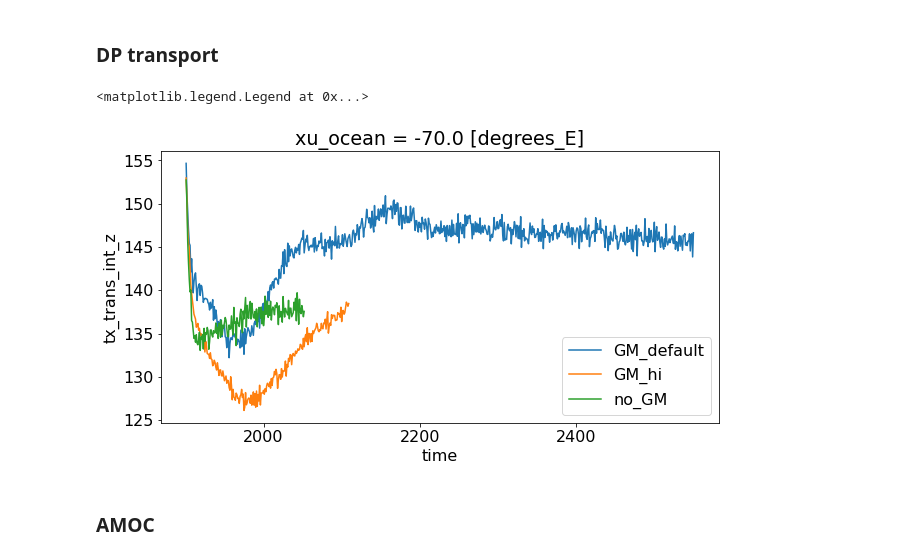
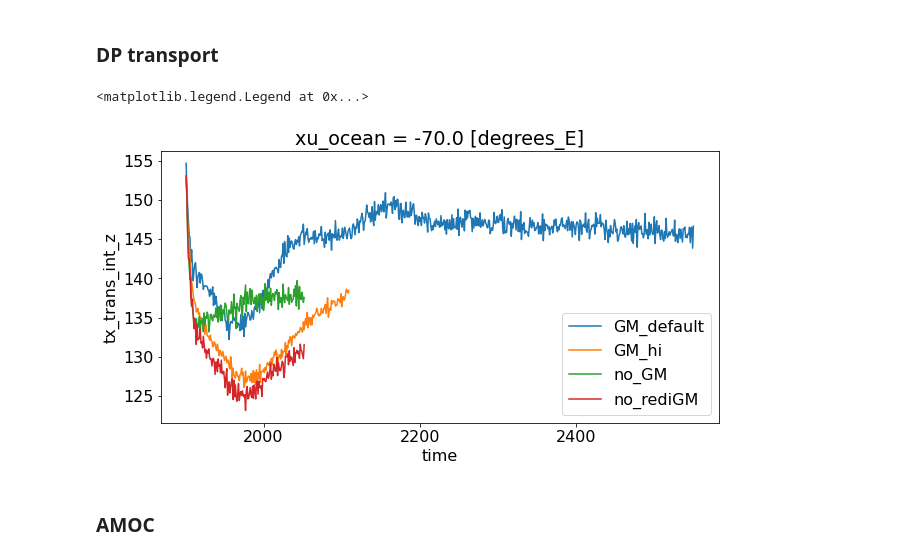
Before and after one commit to wghuneke/ACCESS-CM2-025_Analysis, a Jupyter notebook: notebooks/Testing_OM2_GMhi.ipynb, the cells around one changed output. Drawn from its saved outputs; the diff is of its cells as text; code cells hidden in the pictures.

```diff
--- a/notebooks/Testing_OM2_GMhi.ipynb
+++ b/notebooks/Testing_OM2_GMhi.ipynb
@@ -56,6 +56,7 @@ client
 session_OM2  = cc.database.create_session('/g/data/ik11/databases/cosima_master.db')
 expt_OM2_025_cntr = '025deg_jra55_ryf9091_gadi'
 expt_OM2_025_noGM = '025deg_jra55_ryf9091_gadi_noGM'
+expt_OM2_025_norediGM = '025deg_jra55_ryf9091_gadi_norediGM'
 
 session_GMhi = cc.database.create_session('/g/data/x77/wgh581/access-om2-databases/025deg_jra55_ryf9091_GMhi.db')
 expt_OM2_025_GMhi = '025deg_jra55_ryf9091_GMhi'
@@ -319,16 +366,18 @@ def calc_transport(expt, session, strait):
 DP_cntr = calc_transport(expt_OM2_025_cntr, session_OM2, 'DrakePassage')
 DP_GMhi = calc_transport(expt_OM2_025_GMhi, session_GMhi, 'DrakePassage')
 DP_noGM = calc_transport(expt_OM2_025_noGM, session_OM2, 'DrakePassage')
+DP_norediGM = calc_transport(expt_OM2_025_norediGM, session_OM2, 'DrakePassage')
 # %%
 fig = plt.figure(figsize=(10,5))
 
 DP_cntr.plot(label='GM_default')
 DP_GMhi.plot(label='GM_hi')
 DP_noGM.plot(label='no_GM')
+DP_norediGM.plot(label='no_rediGM')
 plt.legend()
 # %% [output]
 <matplotlib.legend.Legend at 0x...>
-[figure, old version]
+[figure, new version]
 # %% [markdown]
 ### AMOC
 # %%
```
Also changed, not shown: parts of 18 cells of this notebook.
